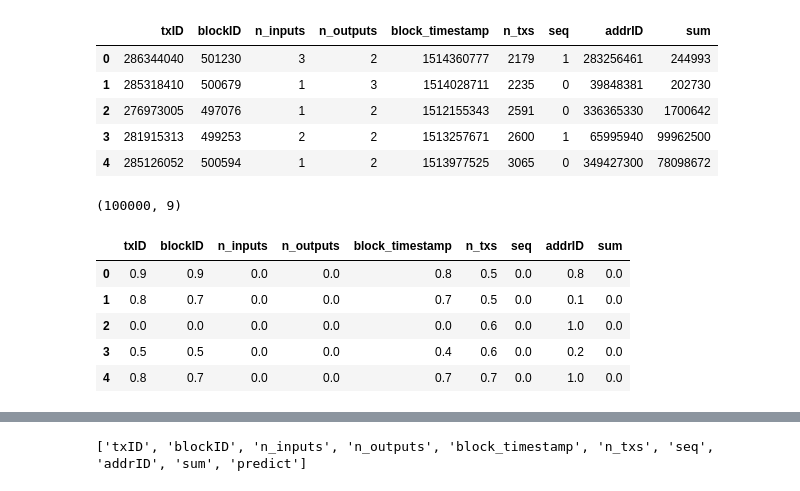
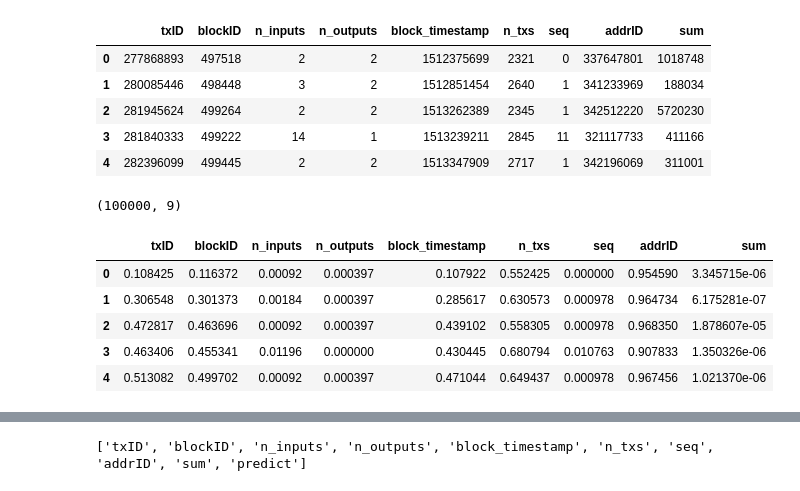
Before and after one commit to arcane1028/BitcoinTest, a Jupyter notebook: notebook/classification.ipynb, the cells around one changed output, grey strips where cells are left out. Cells and saved outputs as stored; diff of their text form; code cells hidden in the pictures.

```diff
--- a/notebook/classification.ipynb
+++ b/notebook/classification.ipynb
@@ -1,20 +1,20 @@
 # %%
 import pandas as pd
 import matplotlib.pyplot as plt
 
 %matplotlib inline
-pd.options.display.float_format = '{:.1f}'.format
+# pd.options.display.float_format = '{:.1f}'.format
 # 숫자가 길어서 짤림
 
 data = pd.read_csv("data_in_sample.csv", index_col=False)
 data.head()
 # %% [output]
 |  | txID | blockID | n_inputs | n_outputs | block_timestamp | n_txs | seq | addrID | sum |
-| 0 | 286344040 | 501230 | 3 | 2 | 1514360777 | 2179 | 1 | 283256461 | 244993 |
-| 1 | 285318410 | 500679 | 1 | 3 | 1514028711 | 2235 | 0 | 39848381 | 202730 |
-| 2 | 276973005 | 497076 | 1 | 2 | 1512155343 | 2591 | 0 | 336365330 | 1700642 |
-| 3 | 281915313 | 499253 | 2 | 2 | 1513257671 | 2600 | 1 | 65995940 | 99962500 |
-| 4 | 285126052 | 500594 | 1 | 2 | 1513977525 | 3065 | 0 | 349427300 | 78098672 |
+| 0 | 277868893 | 497518 | 2 | 2 | 1512375699 | 2321 | 0 | 337647801 | 1018748 |
+| 1 | 280085446 | 498448 | 3 | 2 | 1512851454 | 2640 | 1 | 341233969 | 188034 |
+| 2 | 281945624 | 499264 | 2 | 2 | 1513262389 | 2345 | 1 | 342512220 | 5720230 |
+| 3 | 281840333 | 499222 | 14 | 1 | 1513239211 | 2845 | 11 | 321117733 | 411166 |
+| 4 | 282396099 | 499445 | 2 | 2 | 1513347909 | 2717 | 1 | 342196069 | 311001 |
 # %%
 print(data.shape)
 # %% [output]
@@ -27,11 +27,11 @@ scaled_data = pd.DataFrame(scaled_data, columns=data.columns)
 scaled_data.head()
 # %% [output]
 |  | txID | blockID | n_inputs | n_outputs | block_timestamp | n_txs | seq | addrID | sum |
-| 0 | 0.9 | 0.9 | 0.0 | 0.0 | 0.8 | 0.5 | 0.0 | 0.8 | 0.0 |
-| 1 | 0.8 | 0.7 | 0.0 | 0.0 | 0.7 | 0.5 | 0.0 | 0.1 | 0.0 |
-| 2 | 0.0 | 0.0 | 0.0 | 0.0 | 0.0 | 0.6 | 0.0 | 1.0 | 0.0 |
-| 3 | 0.5 | 0.5 | 0.0 | 0.0 | 0.4 | 0.6 | 0.0 | 0.2 | 0.0 |
-| 4 | 0.8 | 0.7 | 0.0 | 0.0 | 0.7 | 0.7 | 0.0 | 1.0 | 0.0 |
+| 0 | 0.108425 | 0.116372 | 0.00092 | 0.000397 | 0.107922 | 0.552425 | 0.000000 | 0.954590 | 3.345715e-06 |
+| 1 | 0.306548 | 0.301373 | 0.00184 | 0.000397 | 0.285617 | 0.630573 | 0.000978 | 0.964734 | 6.175281e-07 |
+| 2 | 0.472817 | 0.463696 | 0.00092 | 0.000397 | 0.439102 | 0.558305 | 0.000978 | 0.968350 | 1.878607e-05 |
+| 3 | 0.463406 | 0.455341 | 0.01196 | 0.000000 | 0.430445 | 0.680794 | 0.010763 | 0.907833 | 1.350326e-06 |
+| 4 | 0.513082 | 0.499702 | 0.00092 | 0.000397 | 0.471044 | 0.649437 | 0.000978 | 0.967456 | 1.021370e-06 |
 # %%
 scaled_data.describe()
 # %% [output]
```
Also changed, not shown: parts of 9 cells of this notebook, 4 other files.
